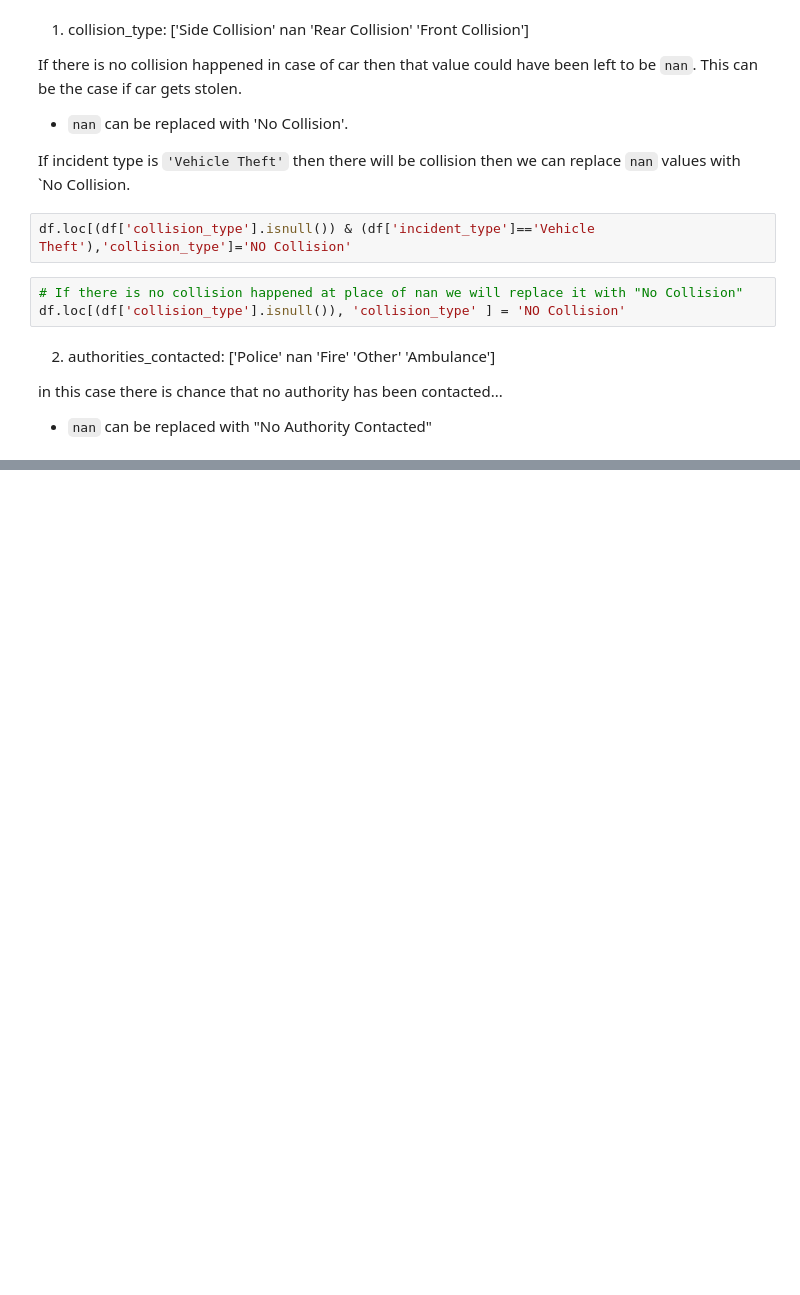
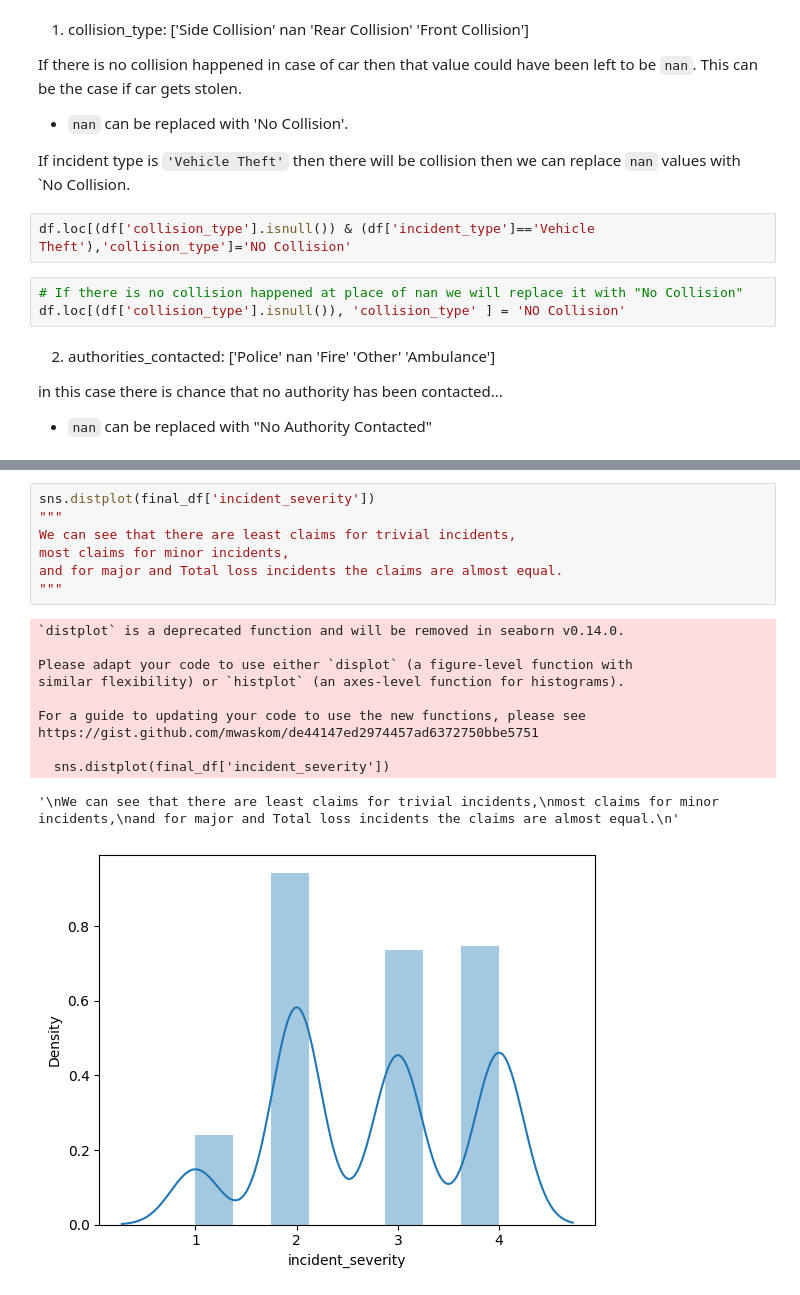
Before and after one commit to omkarpawar1430/Insurance-Fraud-Detection, a Jupyter notebook: EDA/EDA_Insurance_Fraud_Detection_Raw.ipynb, the cells around one changed output, grey strips where cells are left out. Drawn from its saved outputs; the diff is of its cells as text; blank space fills up the shorter version.

```diff
--- a/EDA/EDA_Insurance_Fraud_Detection_Raw.ipynb
+++ b/EDA/EDA_Insurance_Fraud_Detection_Raw.ipynb
@@ -268,0 +409,19 @@ NameError: name 'd' is not defined
+# %%
+sns.distplot(final_df['incident_severity'])
+"""
+We can see that there are least claims for trivial incidents,
+most claims for minor incidents,
+and for major and Total loss incidents the claims are almost equal.
+"""
+# %% [output]
+`distplot` is a deprecated function and will be removed in seaborn v0.14.0.
+
+Please adapt your code to use either `displot` (a figure-level function with
+similar flexibility) or `histplot` (an axes-level function for histograms).
+
+For a guide to updating your code to use the new functions, please see
+https://gist.github.com/mwaskom/de44147ed2974457ad6372750bbe5751
+
+  sns.distplot(final_df['incident_severity'])
+'\nWe can see that there are least claims for trivial incidents,\nmost claims for minor incidents,\nand for major and Total loss incidents the claims are almost equal.\n'
+[figure, added]
```
Also changed, not shown: parts of 39 cells of this notebook, 4 other files.
